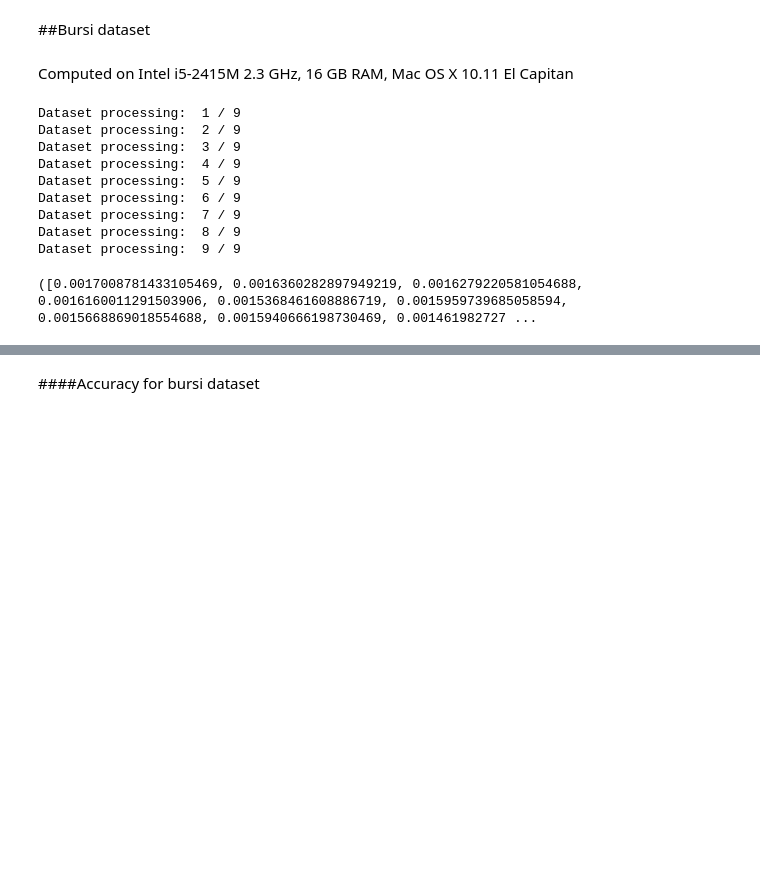
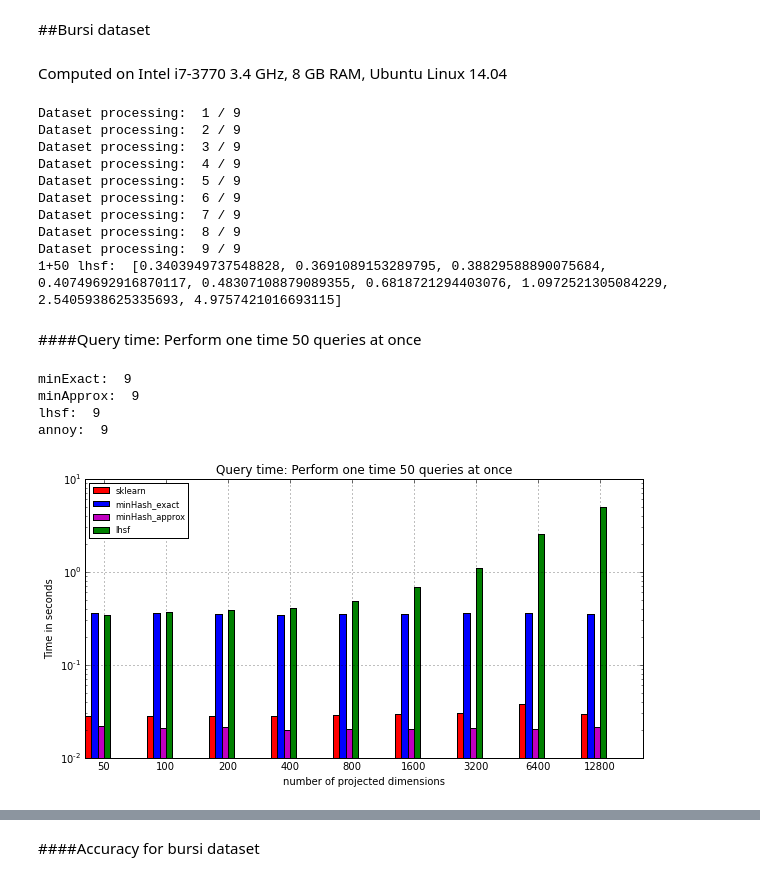
Before and after one commit to joachimwolff/sparse-neighbors-search, a Jupyter notebook: example/Bursi_dataset.ipynb, the cells around one changed output, grey strips where cells are left out. Cells and saved outputs as stored; diff of their text form; code cells hidden in the pictures; blank space fills up the shorter version.

```diff
--- a/example/Bursi_dataset.ipynb
+++ b/example/Bursi_dataset.ipynb
@@ -40,12 +40,12 @@ projected_data = []
 for d in dimensions:
     data_projection = SparseRandomProjection(n_components=d, random_state=1)
     projected_data.append(data_projection.fit_transform(datasetBursi))
-# %% [markdown]
-Computed on Intel i5-2415M 2.3 GHz, 16 GB RAM, Mac OS X 10.11 El Capitan
+# %% [markdown]
+Computed on Intel i7-3770 3.4 GHz, 8 GB RAM, Ubuntu Linux 14.04
 # %%
 n_neighbors_sklearn = 5
 n_neighbors_minHash = 5
-returnValuesBursi = measure_performance([datasetBursi]*9, n_neighbors_sklearn, n_neighbors_minHash, number_of_hashfunctions=800, dataset_dense=projected_data)
+returnValuesBursi = measure_performance([datasetBursi]*9, n_neighbors_sklearn, n_neighbors_minHash, number_of_hashfunctions=2500, dataset_dense=projected_data)
 # %% [output]
 Dataset processing:  1 / 9
 Dataset processing:  2 / 9
@@ -56,8 +56,22 @@ Dataset processing:  6 / 9
 Dataset processing:  7 / 9
 Dataset processing:  8 / 9
 Dataset processing:  9 / 9
+1+50 lhsf:  [0.3403949737548828, 0.3691089153289795, 0.38829588890075684, 0.40749692916870117, 0.48307108879089355, 0.6818721294403076, 1.0972521305084229, 2.5405938625335693, 4.9757421016693115]
-# %%
-print returnValuesBursi
-# %% [output]
-([0.0017008781433105469, 0.0016360282897949219, 0.0016279220581054688, 0.0016160011291503906, 0.0015368461608886719, 0.0015959739685058594, 0.0015668869018554688, 0.0015940666198730469, 0.001461982727 ...
+# %% [markdown]
+####Query time: Perform one time 50 queries at once
+# %%
+print "minExact: ", len(returnValuesBursi[9])
+print "minApprox: ", len(returnValuesBursi[10])
+print "lhsf: ", len(returnValuesBursi[11])
+print "annoy: ", len(returnValuesBursi[12])
+plotData(data=returnValuesBursi[9:13], color=["r", "b", "m", "g"], label=["sklearn", "minHash_exact", "minHash_approx", "lhsf"],
+        xticks=["50", "100", "200", "400", "800", "1600", "3200", "6400", "12800"], ylabel="Time in seconds", number_of_instances=9,
+        xlabel="number of projected dimensions",
+         number_of_features=1, title='Query time: Perform one time 50 queries at once')
+# %% [output]
+minExact:  9
+minApprox:  9
+lhsf:  9
+annoy:  9
+[figure, added]
 # %% [markdown]
```
Also changed, not shown: parts of 14 cells of this notebook, 1 other file.
